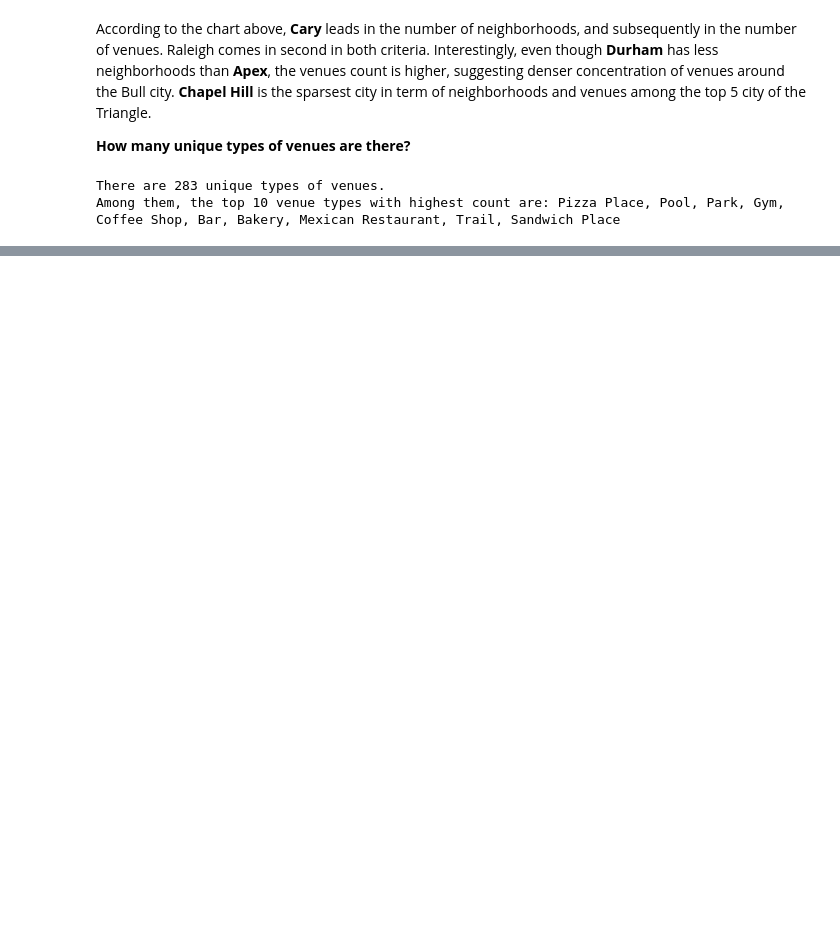
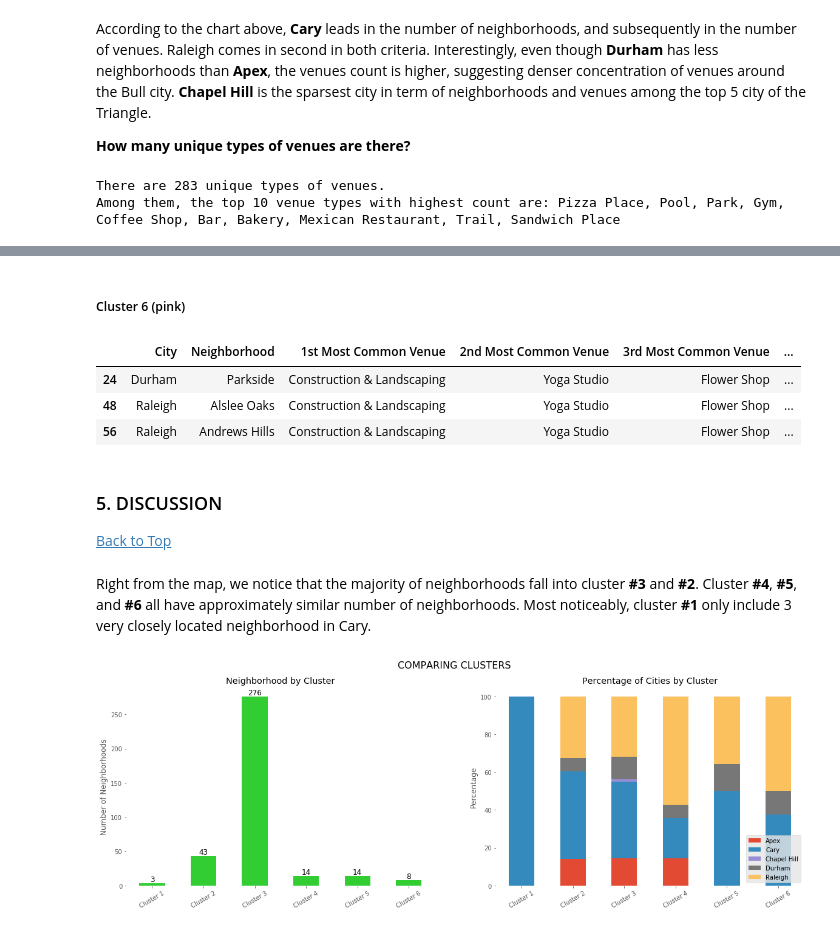
Before and after one commit to ghkhuu/Coursera_Capstone, a Jupyter notebook: IBM Data Science Capstone.ipynb, the cells around one changed output, grey strips where cells are left out. Cells and saved outputs as stored; diff of their text form; code cells hidden in the pictures; blank space fills up the shorter version.

```diff
--- a/IBM Data Science Capstone.ipynb
+++ b/IBM Data Science Capstone.ipynb
@@ -249,0 +367,11 @@ Among them, the top 10 venue types with highest count are: Pizza Place, Pool, Pa
+# %%
+# set number of clusters
+kclusters = 6
+
+triangle_grouped_clustering = triangle_grouped.drop('Neighborhood', 1)
+
+# run k-means clustering
+kmeans = KMeans(n_clusters=kclusters, random_state=0).fit(triangle_grouped_clustering)
+
+# check cluster labels generated for each row in the dataframe
+kmeans.labels_[0:10]
@@ -249,0 +382,9 @@ Among them, the top 10 venue types with highest count are: Pizza Place, Pool, Pa
+# %%
+# Add cluster labels
+neighborhoods_venues_sorted.insert(0, 'Cluster Labels', kmeans.labels_)
+
+triangle_merged = df_nbh
+
+# Merge dataframes to a new one listing each neighborhood with latitudes, longitudes, and top 10 venue types
+triangle_merged = triangle_merged.join(neighborhoods_venues_sorted.set_index('Neighborhood'), on='Neighborhood', how='inner')
+triangle_merged.head()
@@ -249,0 +483,56 @@ Among them, the top 10 venue types with highest count are: Pizza Place, Pool, Pa
+# %% [markdown]
+<a name='c6'></a>
+##### Cluster 6 (pink)
+# %%
+c6 = triangle_merged.loc[triangle_merged['Cluster Labels'] == 5, triangle_merged.columns[[0, 1] + list(range(5, triangle_merged.shape[1]))]]
+c6.head(3)
+# %% [output]
+|  | City | Neighborhood | 1st Most Common Venue | 2nd Most Common Venue | 3rd Most Common Venue | ... |
+| 24 | Durham | Parkside | Construction & Landscaping | Yoga Studio | Flower Shop | ... |
+| 48 | Raleigh | Alslee Oaks | Construction & Landscaping | Yoga Studio | Flower Shop | ... |
+| 56 | Raleigh | Andrews Hills | Construction & Landscaping | Yoga Studio | Flower Shop | ... |
+# %% [markdown]
+<a name='section5'></a>
+### 5. DISCUSSION
+[Back to Top](#top)
+# %% [markdown]
+Right from the map, we notice that the majority of neighborhoods fall into cluster **#3** and **#2**. Cluster **#4**, **#5**, and **#6** all have approximately similar number of neighborhoods. Most noticeably, cluster **#1** only include 3 very closely located neighborhood in Cary.
+# %%
+# Let's create 2 plots to answer these questions
+fig = plt.figure(figsize=[20, 6])
+ax1 = fig.add_subplot(1, 2, 1, facecolor='w')
+ax2 = fig.add_subplot(1, 2, 2, facecolor='w')
+fig.suptitle('COMPARING CLUSTERS', fontsize=16)
+
+# Bar chart for count of neighborhood per cluster
+triangle_merged.groupby('Cluster Labels')['Neighborhood'].count().plot(kind='bar',
+                                                                             color='limegreen',
+                                                                             title='Neighborhood by Cluster',
+                                                                             grid=False,
+                                                                             ax=ax1)
+xlabels = triangle_merged.groupby('Cluster Labels')['Neighborhood'].count().index
+ax1.set_xticklabels(['Cluster ' + str(i+1) for i in xlabels], rotation=30)
+ax1.set_xlabel(None)
+ax1.set_ylabel('Number of Neighborhoods')
+
+for index, value in enumerate(triangle_merged.groupby('Cluster Labels')['Neighborhood'].count()):
+    ax1.annotate(value, xy=[index, value], ha='center', va='bottom', fontsize=12)
+
+# Percentage stacked bar chart
+df_grouped = triangle_merged.groupby(['Cluster Labels', 'City']).agg({'Neighborhood':'count'})
+df_grouped = df_grouped.groupby(level=0).apply(lambda x: 100*x / float(x.sum())).reset_index()
+df_grouped = df_grouped.pivot(columns='City', index='Cluster Labels', values='Neighborhood')
+df_grouped.plot(kind='bar',
+                stacked=True,
+                legend=False,
+                grid=False,
+                title='Percentage of Cities by Cluster',
+                ax=ax2)
+ax2.legend(loc='lower right')
+ax2.set_xlabel(None)
+ax2.set_ylabel('Percentage')
+ax2.set_xticklabels(['Cluster ' + str(int(item.get_text())+1) for item in ax2.get_xticklabels()], rotation=30)
+
+plt.show()
+# %% [output]
+[figure, added]
```
Also changed, not shown: parts of 39 cells of this notebook.
